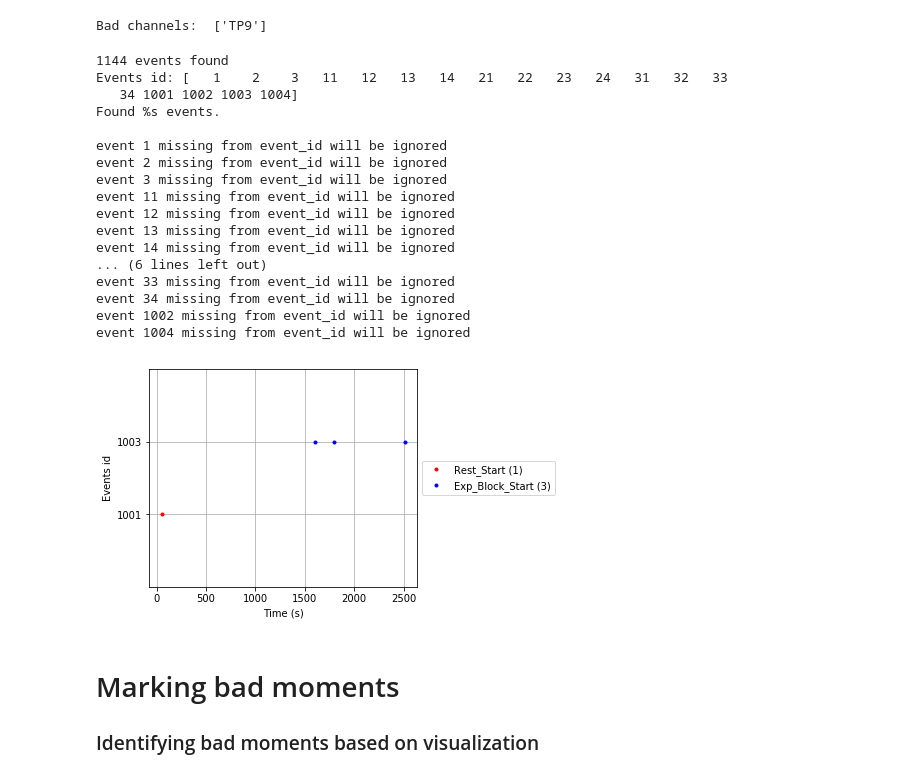
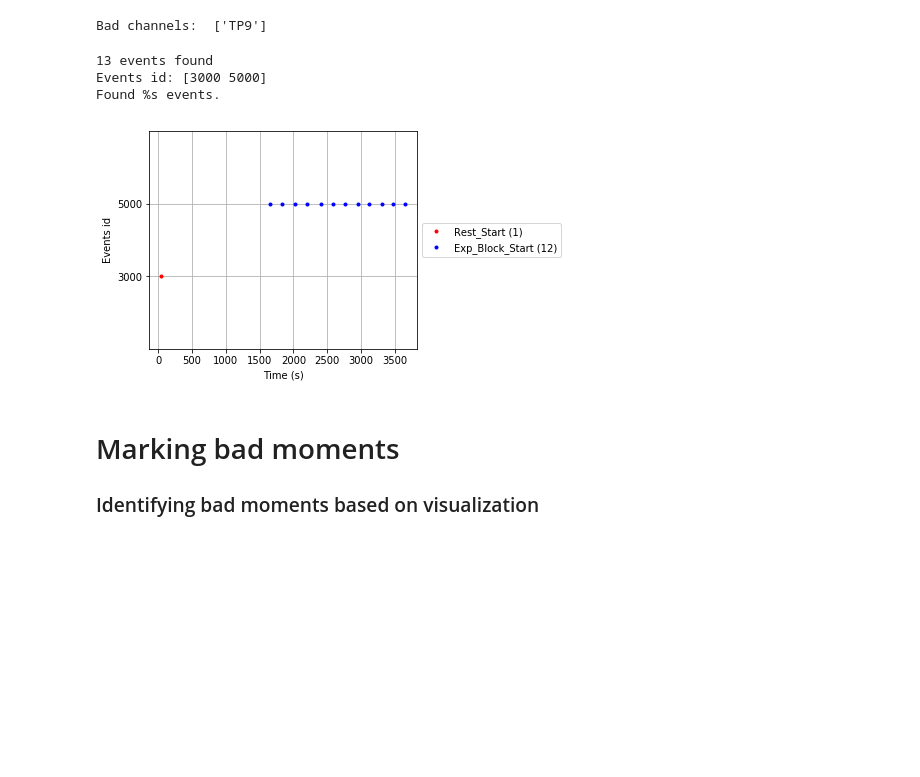
Before and after one commit to voytekresearch/EEGMapping, a Jupyter notebook: notebooks/MNE-LocalData-PBA.ipynb, the cells around one changed output. Drawn from its saved outputs; the diff is of its cells as text; code cells hidden in the pictures; blank space fills up the shorter version.

Commit message:
Event marker update

```diff
--- a/notebooks/MNE-LocalData-PBA.ipynb
+++ b/notebooks/MNE-LocalData-PBA.ipynb
@@ -24,4 +38,4 @@ base_path = 'D:\\abc\\Documents\\Research\\PBA_Data'
 
 # These should stay the same
 #subj_dat_fname = '._3001_resampled.set'
-subj_dat_fname = '3005_resampled.set'
+subj_dat_fname = '3014_resampled.set'
@@ -28,10 +73,5 @@ subj_dat_fname = '3005_resampled.set'
 # %%
 # Read in subject listed above
-
-ev_dict = {'Rest_Start': 1001., 'Rest_End': 1002, 'Exp_Block_Start':1003, 'Exp_Block_End':1004 }
-# event dictionary:
-# "Rest_Start" and "Rest_End": The Rest Block
-# "Exp_Block_Start" and "Exp_Block_End": The Experiment Block
 full_path = os.path.join(base_path, subj_dat_fname)
-eeg_dat = mne.io.read_raw_eeglab(full_path, event_id=ev_dict, preload=True)
+eeg_dat = mne.io.read_raw_eeglab(full_path, event_id_func=None, preload=True)
 # %% [output]
@@ -62,0 +88,7 @@ eeg_dat.info
+# %%
+new_evs = np.empty(shape=(0, 3))
+#for ev_code in [3000, 5000]:
+for ev_label in ['Rest_Start', 'Exp_Block_Start']:
+    ev_code = ev_dict[ev_label]
+    temp = evs[evs[:, 2] == ev_code]
+    new_evs = np.vstack([new_evs, temp])
@@ -63,3 +133,5 @@ eeg_dat.info
+# %%
+eeg_dat.add_events(new_evs)
 # %%
 eeg_dat.set_eeg_reference()
 # set EEG average reference
@@ -104,35 +164,21 @@ Bad channels:  ['TP9']
 # %%
 events = mne.find_events(eeg_dat)
 print('Found %s events.')
 print()
 
 # Plot the events to get an idea of the paradigm
 # Specify colors and an event_id dictionary for the legend.
 # Plotting only Start and Rest Block events
-event_id = {'Rest_Start': 1001, 'Exp_Block_Start':1003}
-color = {1001:'red', 1003:'blue'}
+event_id = {'Rest_Start': 3000, 'Exp_Block_Start':5000}
+color = {3000:'red', 5000:'blue'}
 
 mne.viz.plot_events(events, eeg_dat.info['sfreq'], eeg_dat.first_samp, color=color,
                     event_id=event_id);
 # %% [output]
-1144 events found
-Events id: [   1    2    3   11   12   13   14   21   22   23   24   31   32   33
-   34 1001 1002 1003 1004]
+13 events found
+Events id: [3000 5000]
 Found %s events.
-
-event 1 missing from event_id will be ignored
-event 2 missing from event_id will be ignored
-event 3 missing from event_id will be ignored
-event 11 missing from event_id will be ignored
-event 12 missing from event_id will be ignored
-event 13 missing from event_id will be ignored
-event 14 missing from event_id will be ignored
-... (6 lines left out)
-event 33 missing from event_id will be ignored
-event 34 missing from event_id will be ignored
-event 1002 missing from event_id will be ignored
-event 1004 missing from event_id will be ignored
-[figure, old version]
+[figure, new version]
 # %% [markdown]
 # Marking bad moments
 ### Identifying bad moments based on visualization
```
Also changed, not shown: parts of 12 cells of this notebook, 11 other files.
